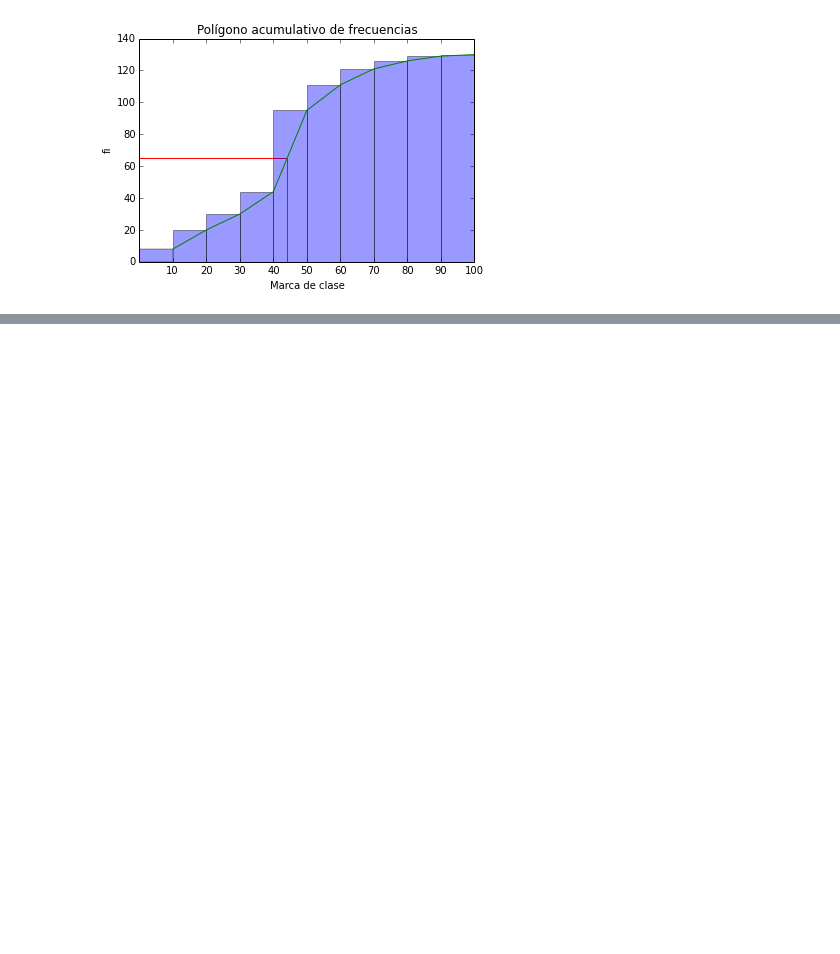
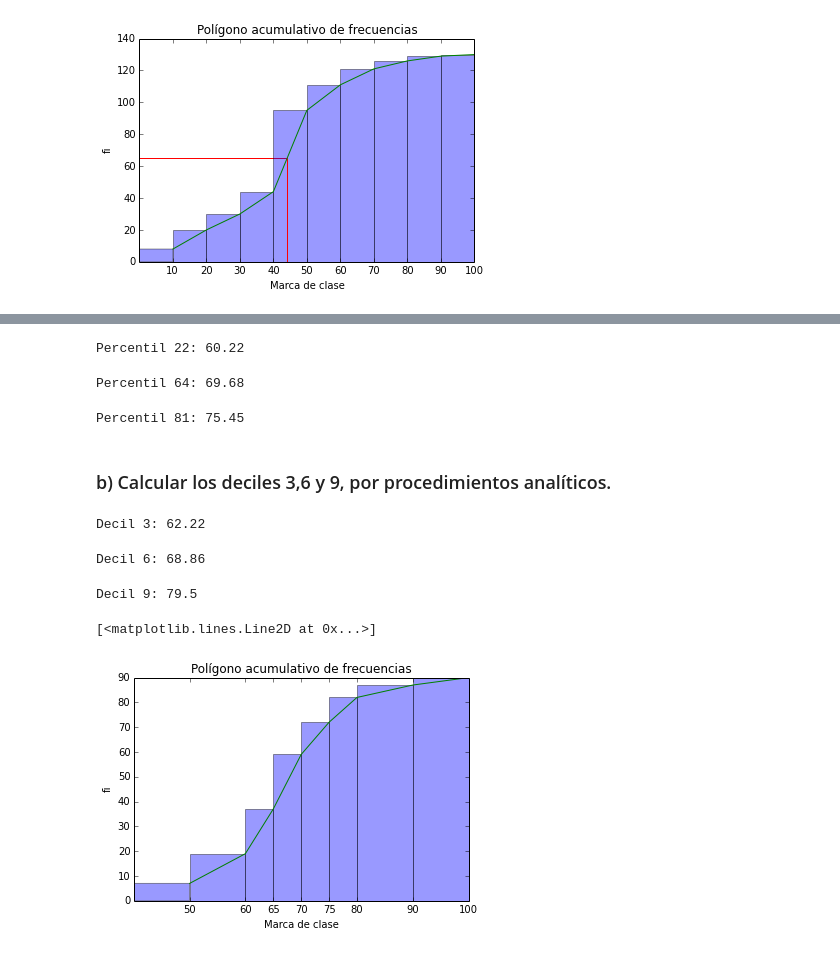
Before and after one commit to franktoffel/UA-MIMAT, a Jupyter notebook: Prob estadistica monodimensional.ipynb, the cells around one changed output, grey strips where cells are left out. Saved outputs shown, nothing was run; the diff lists cells and outputs as text; code cells hidden in the pictures; blank space fills up the shorter version.

```diff
--- a/Prob estadistica monodimensional.ipynb
+++ b/Prob estadistica monodimensional.ipynb
@@ -525,0 +603,9 @@ plt.vlines(x=x_graf, ymin=0, ymax=y_graf, color='red', zorder=2)
+# %%
+p6 = problema()
+
+p6.Linf = np.array([40,50,60,65,70,75,80,90])
+p6.Lsup = np.array([50,60,65,70,75,80,90,100])
+p6.fi = np.array([7,12,18,22,13,10,5,3])
+
+p6.df = tabla_frec(p6.Linf,p6.Lsup,p6.fi)
+p6.df
@@ -525,0 +630,65 @@ plt.vlines(x=x_graf, ymin=0, ymax=y_graf, color='red', zorder=2)
+# %%
+percentil = 22
+
+valor_p22 = PercentilAg(percentil,p6.Linf,p6.Lsup,p6.fi)
+
+print('Percentil 22: '+str(round(valor_p22,2)))
+# %% [output]
+Percentil 22: 60.22
+# %%
+percentil = 64
+
+valor_p64 = PercentilAg(percentil,p6.Linf,p6.Lsup,p6.fi)
+
+print('Percentil 64: '+str(round(valor_p64,2)))
+# %% [output]
+Percentil 64: 69.68
+# %%
+percentil = 81
+
+valor_p81 = PercentilAg(percentil,p6.Linf,p6.Lsup,p6.fi)
+
+print('Percentil 81: '+str(round(valor_p81,2)))
+# %% [output]
+Percentil 81: 75.45
+# %% [markdown]
+### b) Calcular los deciles 3,6 y 9, por procedimientos analíticos.
+# %%
+percentil = 30
+
+valor_d3 = PercentilAg(percentil,p6.Linf,p6.Lsup,p6.fi)
+
+print('Decil 3: '+str(round(valor_d3,2)))
+# %% [output]
+Decil 3: 62.22
+# %%
+percentil = 60
+
+valor_d6 = PercentilAg(percentil,p6.Linf,p6.Lsup,p6.fi)
+
+print('Decil 6: '+str(round(valor_d6,2)))
+# %% [output]
+Decil 6: 68.86
+# %%
+percentil = 90
+
+valor_d9 = PercentilAg(percentil,p6.Linf,p6.Lsup,p6.fi)
+
+print('Decil 9: '+str(round(valor_d9,2)))
+# %% [output]
+Decil 9: 79.5
+# %%
+p6.data = gendatos(p6.df['xi'],p6.fi)
+
+bins = (40,50,60,65,70,75,80,90,100)
+
+plt.hist(p6.data, bins, alpha=0.4, cumulative=True,)
+plt.title(u'Polígono acumulativo de frecuencias')
+plt.xlabel(u'Marca de clase')
+plt.ylabel(u'fi')
+plt.xticks(p6.Lsup)
+
+plt.plot(p6.Lsup,p6.df['Fi'])
+# %% [output]
+[<matplotlib.lines.Line2D at 0x...>]
+[figure, added]
```
Also changed, not shown: parts of 17 cells of this notebook.
